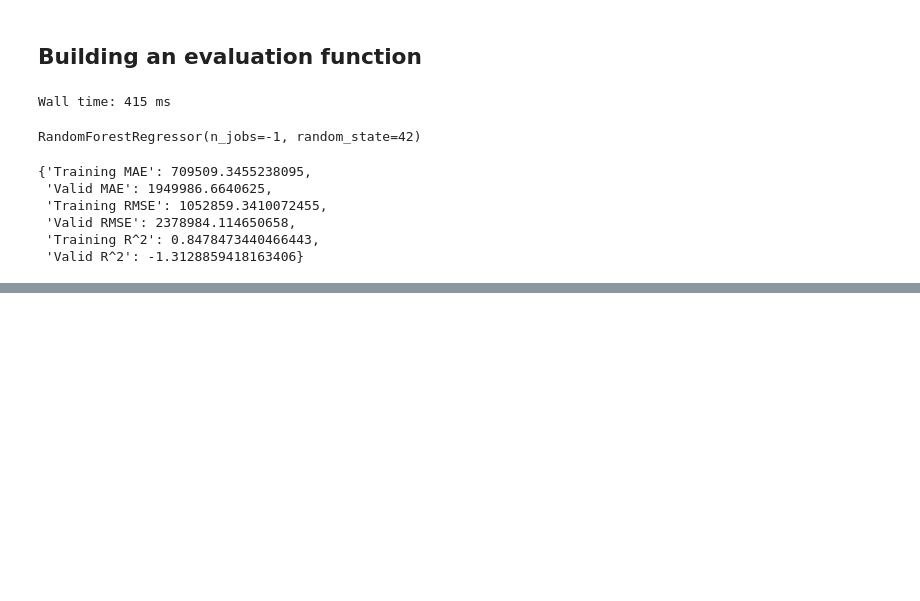
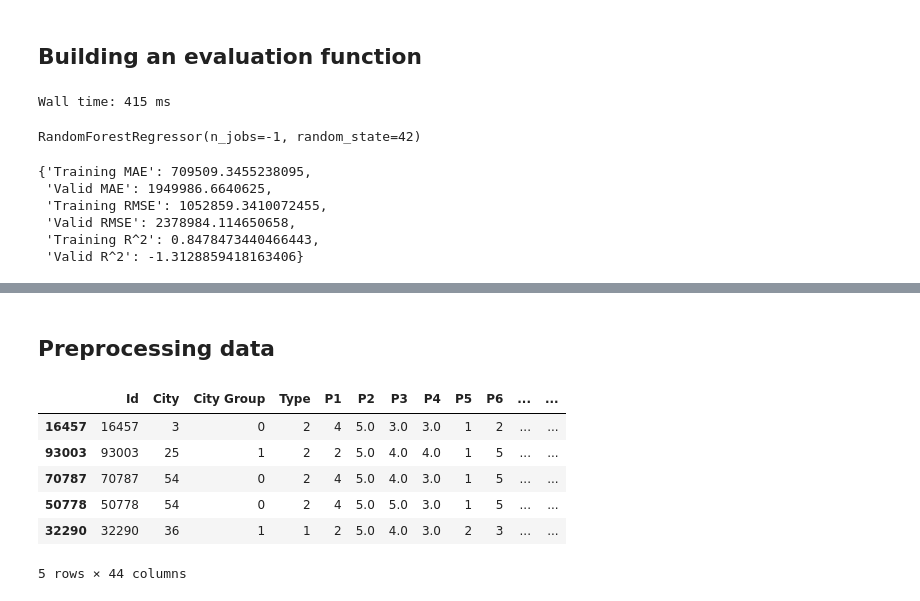
Before and after one commit to nwabuike-samuel/Restaurant-Revenue-Prediction, a Jupyter notebook: end-to-end-restaurant-revenue-prediction.ipynb, the cells around one changed output, grey strips where cells are left out. Drawn from its saved outputs; the diff is of its cells as text; code cells hidden in the pictures; blank space fills up the shorter version.

```diff
--- a/end-to-end-restaurant-revenue-prediction.ipynb
+++ b/end-to-end-restaurant-revenue-prediction.ipynb
@@ -497,0 +587,4 @@ where y hat is the predicted value and y is the original value.
+# %%
+df_test =  pd.read_csv("data/test.csv",
+                       parse_dates=["Open Date"])
+df_test.head()
@@ -497,0 +619,36 @@ where y hat is the predicted value and y is the original value.
+# %% [markdown]
+## Preprocessing data
+# %%
+def preprocess_data(df):
+    """
+    Performs transformations on df and returns transformed df
+    """
+    df.sort_values(by=["Open Date"], inplace=True, ascending=True)
+    df["Open Date"]
+
+    df["openYear"] = df["Open Date"].dt.year
+    df["openMonth"] = df["Open Date"].dt.month
+    df["openDay"] = df["Open Date"].dt.day
+
+    df.drop("Open Date", axis=1, inplace=True)
+
+    for label, content in df.items():
+        if pd.api.types.is_string_dtype(content):
+            df[label] = content.astype("category").cat.as_ordered()
+
+        if not pd.api.types.is_numeric_dtype(content):
+            df[label] = pd.Categorical(content).codes
+
+    return df
+# %%
+#Process test data
+df_test =  preprocess_data(df_test)
+df_test.head()
+# %% [output]
+|  | Id | City | City Group | Type | P1 | P2 | P3 | P4 | P5 | P6 | ... | ... |
+| 16457 | 16457 | 3 | 0 | 2 | 4 | 5.0 | 3.0 | 3.0 | 1 | 2 | ... | ... |
+| 93003 | 93003 | 25 | 1 | 2 | 2 | 5.0 | 4.0 | 4.0 | 1 | 5 | ... | ... |
+| 70787 | 70787 | 54 | 0 | 2 | 4 | 5.0 | 4.0 | 3.0 | 1 | 5 | ... | ... |
+| 50778 | 50778 | 54 | 0 | 2 | 4 | 5.0 | 5.0 | 3.0 | 1 | 5 | ... | ... |
+| 32290 | 32290 | 36 | 1 | 1 | 2 | 5.0 | 4.0 | 3.0 | 2 | 3 | ... | ... |
+5 rows × 44 columns
```
Also changed, not shown: parts of 26 cells of this notebook.
